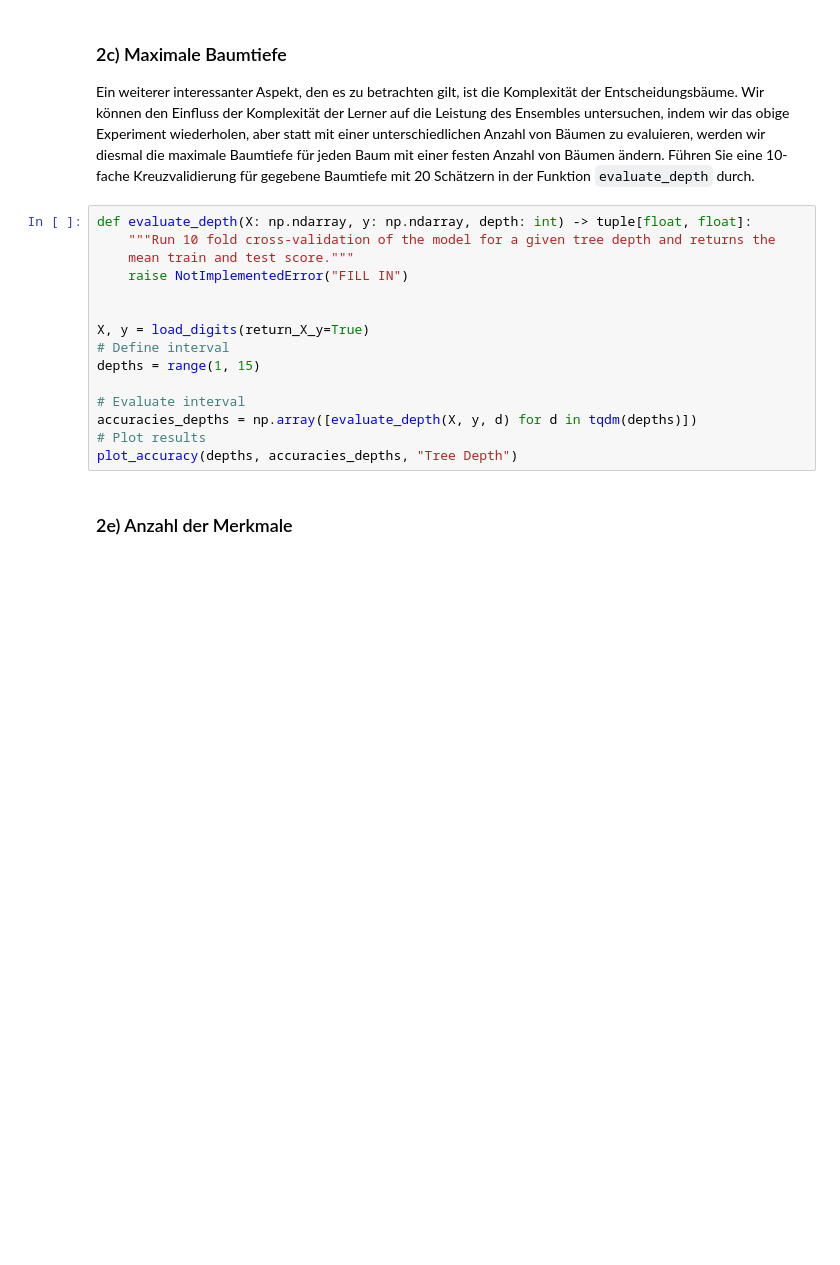
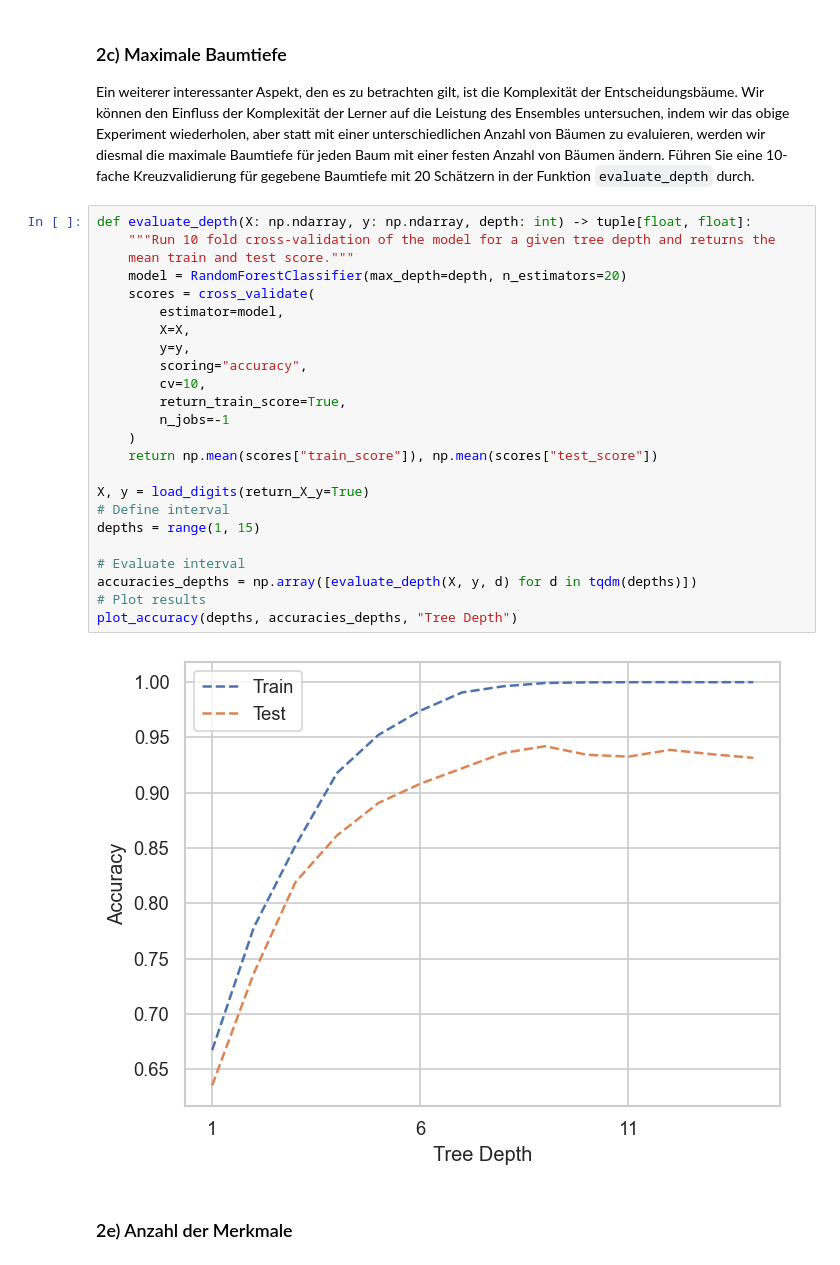
Before and after one commit to ytttkxo/Data-Mining-und-Maschinelles-Lernen, a Jupyter notebook: 05_Vorlage.ipynb, the cells around one changed output. Saved outputs shown, nothing was run; the diff lists cells and outputs as text; blank space fills up the shorter version.

Commit message:
Complete assignment 05 random forest depth and feature sweeps

```diff
--- a/05_Vorlage.ipynb
+++ b/05_Vorlage.ipynb
@@ -290,18 +290,29 @@ Führen Sie eine 10-fache Kreuzvalidierung für gegebene Baumtiefe mit 20 Schät
 # %%
 def evaluate_depth(X: np.ndarray, y: np.ndarray, depth: int) -> tuple[float, float]:
     """Run 10 fold cross-validation of the model for a given tree depth and returns the
     mean train and test score."""
-    raise NotImplementedError("FILL IN")
-
+    model = RandomForestClassifier(max_depth=depth, n_estimators=20)
+    scores = cross_validate(
+        estimator=model,
+        X=X,
+        y=y,
+        scoring="accuracy",
+        cv=10,
+        return_train_score=True,
+        n_jobs=-1
+    )
+    return np.mean(scores["train_score"]), np.mean(scores["test_score"])
 
 X, y = load_digits(return_X_y=True)
 # Define interval
 depths = range(1, 15)
 
 # Evaluate interval
 accuracies_depths = np.array([evaluate_depth(X, y, d) for d in tqdm(depths)])
 # Plot results
 plot_accuracy(depths, accuracies_depths, "Tree Depth")
+# %% [output]
+[figure, added]
 # %% [markdown]
 ### 2e) Anzahl der Merkmale
 # %% [markdown]
```
Also changed, not shown: parts of 1 cell of this notebook.
